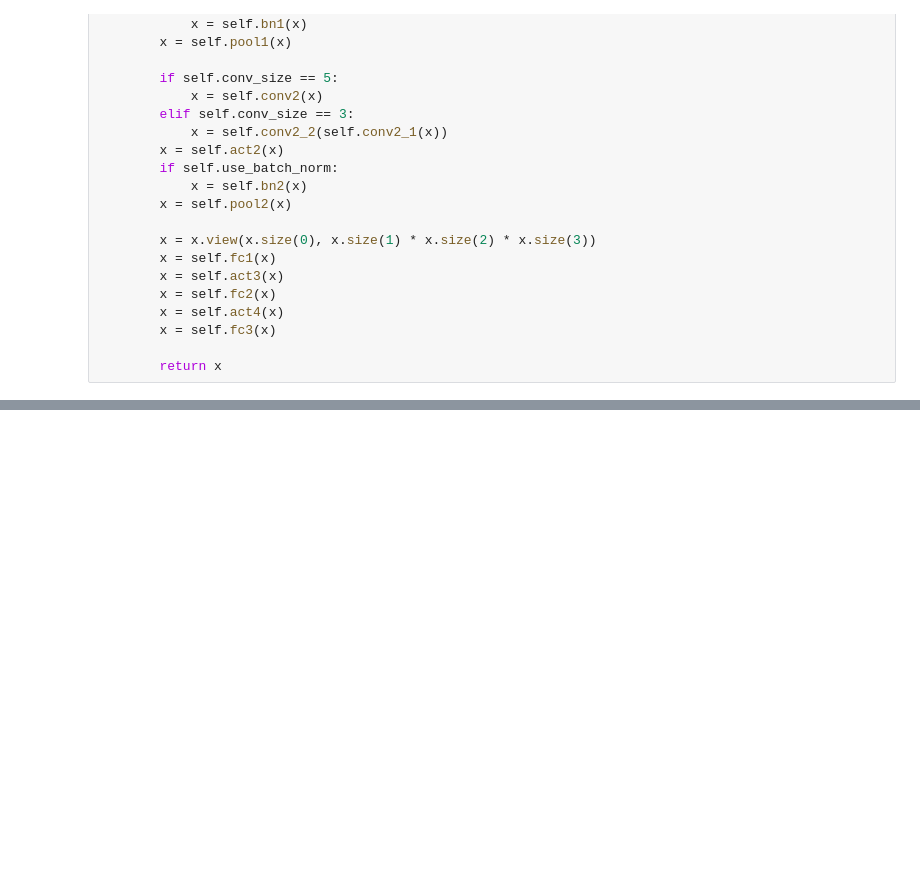
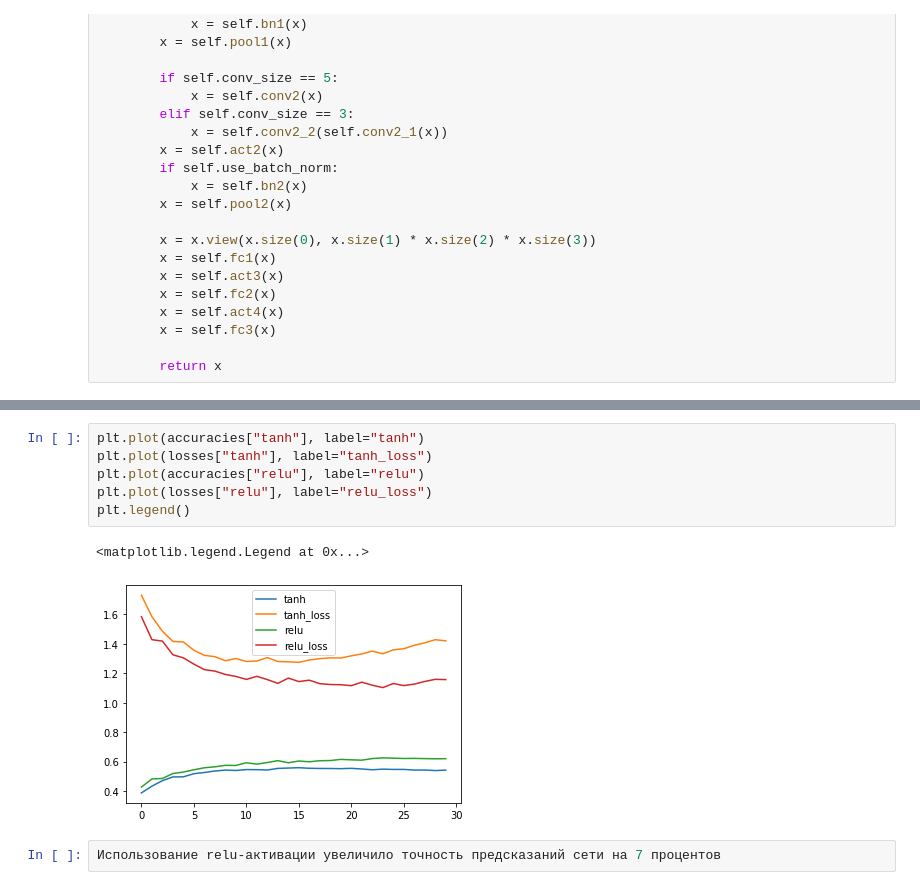
Before and after one commit to Asdaead/SPPR, a Jupyter notebook: Lab5_2.ipynb, the cells around one changed output, grey strips where cells are left out. Cells and saved outputs as stored; diff of their text form; blank space fills up the shorter version.

```diff
--- a/Lab5_2.ipynb
+++ b/Lab5_2.ipynb
@@ -198,0 +263,11 @@ accuracies['relu_3_max_pool_bn'], losses['relu_3_max_pool_bn'] = \
+# %%
+plt.plot(accuracies["tanh"], label="tanh")
+plt.plot(losses["tanh"], label="tanh_loss")
+plt.plot(accuracies["relu"], label="relu")
+plt.plot(losses["relu"], label="relu_loss")
+plt.legend()
+# %% [output]
+<matplotlib.legend.Legend at 0x...>
+[figure, added]
+# %%
+Использование relu-активации увеличило точность предсказаний сети на 7 процентов
```
Also changed, not shown: parts of 17 cells of this notebook.
